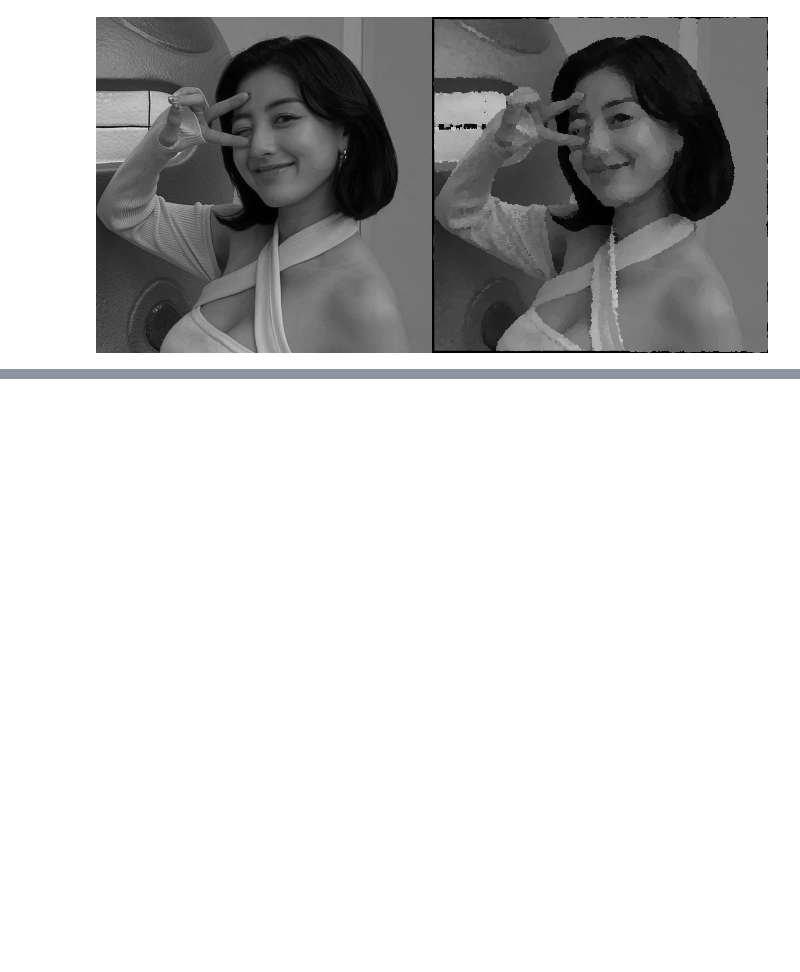
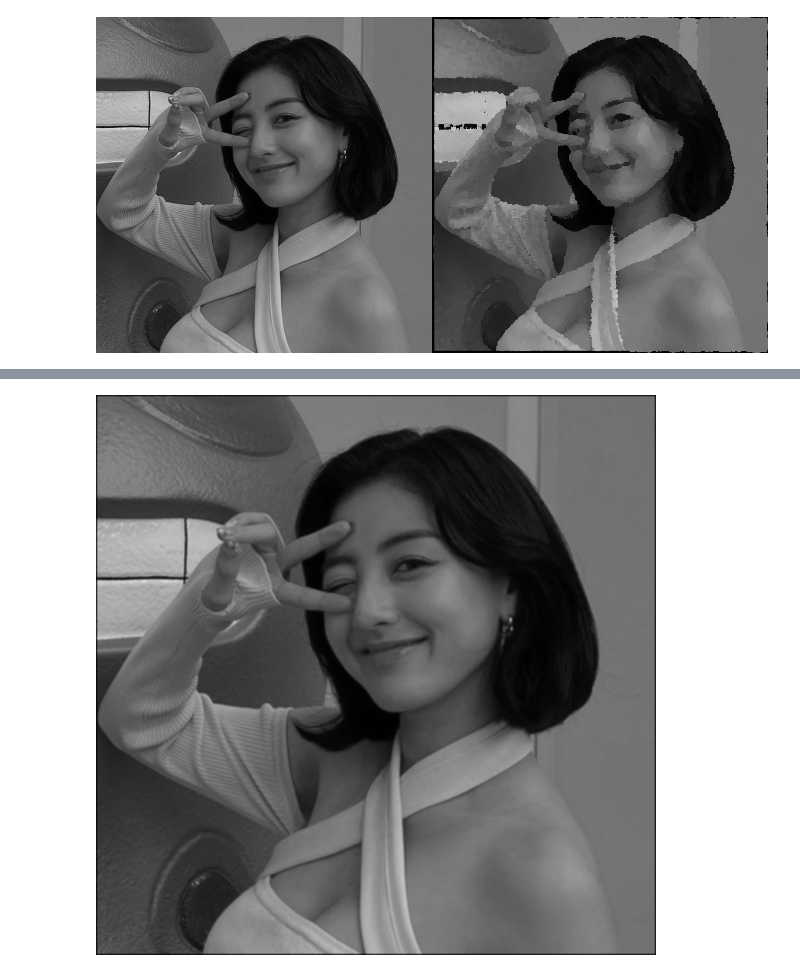
Before and after one commit to rijalammar1/PVCK_RijalAmmar, a Jupyter notebook: Project_PCVK.ipynb, the cells around one changed output, grey strips where cells are left out. Cells and saved outputs as stored; diff of their text form; code cells hidden in the pictures; blank space fills up the shorter version.

```diff
--- a/Project_PCVK.ipynb
+++ b/Project_PCVK.ipynb
@@ -113,0 +158,15 @@ cv2_imshow(final_frame)
+# %%
+# Low Pass
+kernel_low_pass = np.array([
+      [1,1,1],
+      [1,4,1],
+      [1,1,1]
+  ]) / 12
+#dibagi dengan total nilai matriks
+#jika nilai tengah matriks lebih tinggi dari nilai sekitarnya, itu adalah filter lolos rendah
+#low pass filter biasa digunakan untuk menghilangkan noise pada gambar
+# %%
+#load the image
+img2 = cv.imread('/content/drive/MyDrive/PVCK_MM/Images/0c3ecdc9b8ae5d9309211d97ebcf816a.jpg')
+img_gray2 = cv.cvtColor(img2,cv.COLOR_BGR2GRAY)
+plt.imshow(img_gray2, cmap='gray')
@@ -113,0 +176,6 @@ cv2_imshow(final_frame)
+# %%
+# Hasil Low Pass
+filtered_image11 = convolution2d(img_gray2, kernel_low_pass,1,2)
+cv2_imshow(filtered_image11)
+# %% [output]
+[figure, added]
```
Also changed, not shown: parts of 7 cells of this notebook.
